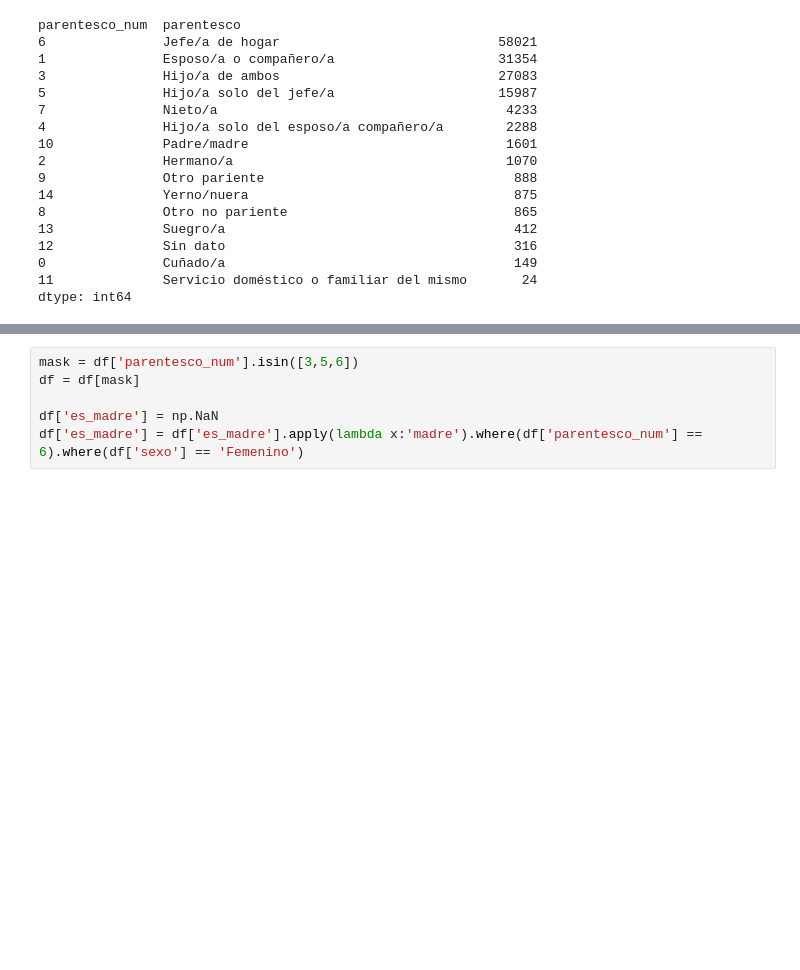
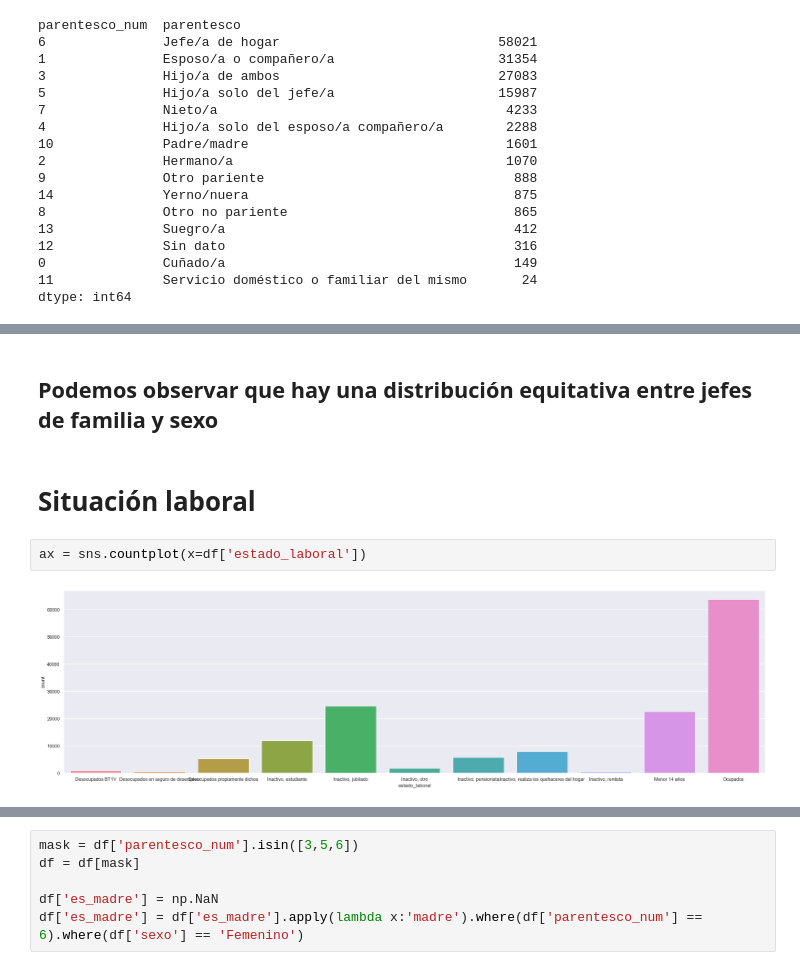
Before and after one commit to anicolon/coder_proyecto, a Jupyter notebook: hyp_2020/hyp_2020.ipynb, the cells around one changed output, grey strips where cells are left out. Saved outputs shown, nothing was run; the diff lists cells and outputs as text; blank space fills up the shorter version.

```diff
--- a/hyp_2020/hyp_2020.ipynb
+++ b/hyp_2020/hyp_2020.ipynb
@@ -220,0 +207,8 @@ sns.countplot(data=sexo_jefes,x='sexo')
+# %% [markdown]
+## Podemos observar que hay una distribución equitativa entre jefes de familia y sexo
+# %% [markdown]
+# Situación laboral
+# %%
+ax = sns.countplot(x=df['estado_laboral'])
+# %% [output]
+[figure, added]
```
Also changed, not shown: parts of 48 cells of this notebook, 1 other file.
